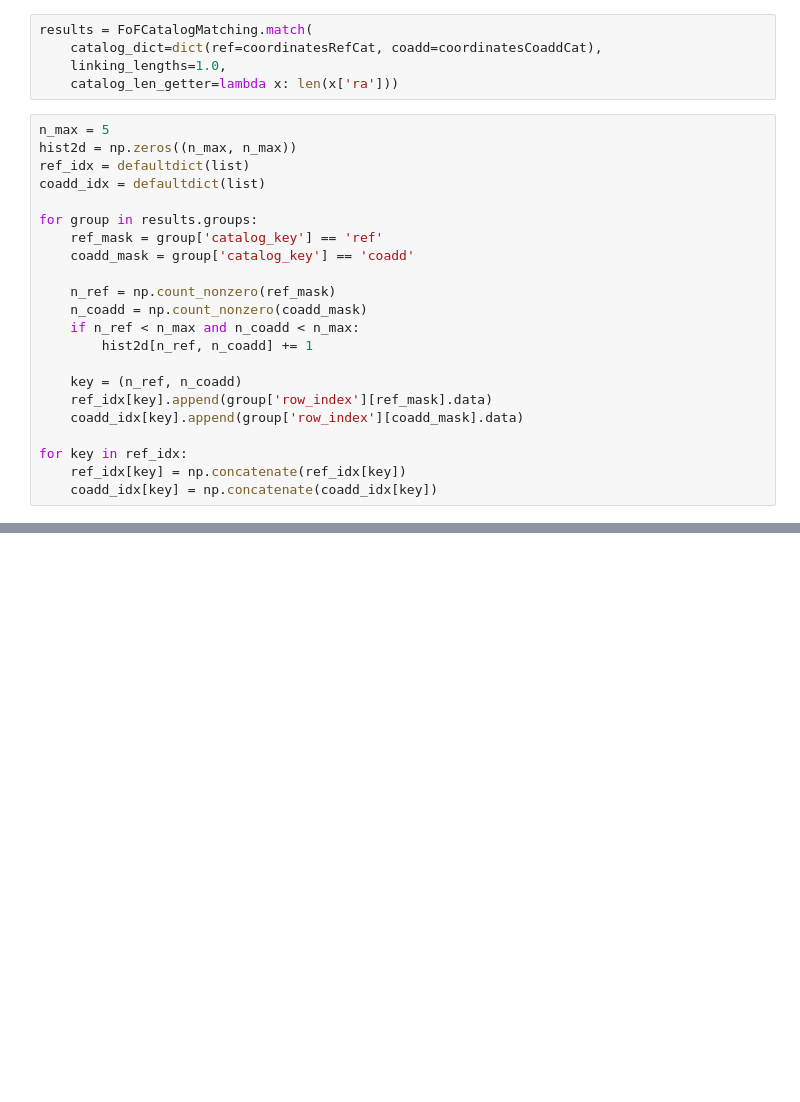
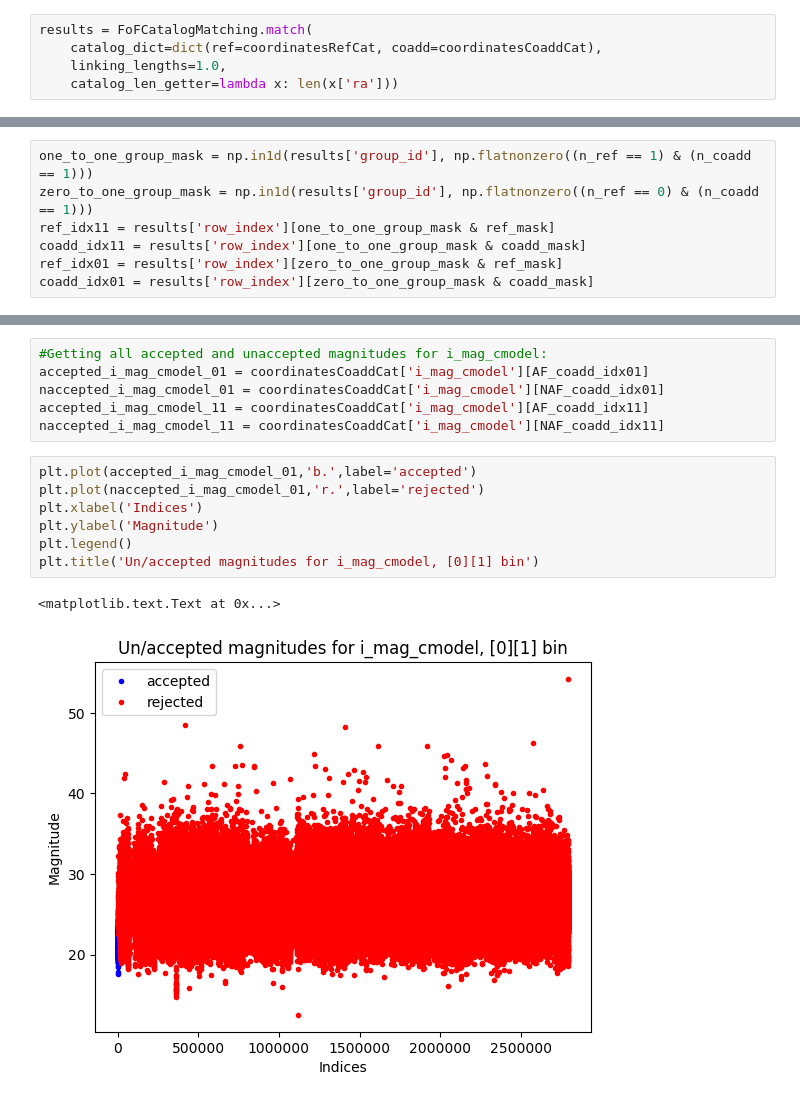
Before and after one commit to LSSTDESC/DC2-production, a Jupyter notebook: Notebooks/FoFPlotResults.ipynb, the cells around one changed output, grey strips where cells are left out. Drawn from its saved outputs; the diff is of its cells as text; blank space fills up the shorter version.

Commit message:
Updated Results Notebook

```diff
--- a/Notebooks/FoFPlotResults.ipynb
+++ b/Notebooks/FoFPlotResults.ipynb
@@ -128,25 +161,3 @@ results = FoFCatalogMatching.match(
     catalog_dict=dict(ref=coordinatesRefCat, coadd=coordinatesCoaddCat),
     linking_lengths=1.0,
     catalog_len_getter=lambda x: len(x['ra']))
-# %%
-n_max = 5
-hist2d = np.zeros((n_max, n_max))
-ref_idx = defaultdict(list)
-coadd_idx = defaultdict(list)
-
-for group in results.groups:
-    ref_mask = group['catalog_key'] == 'ref'
-    coadd_mask = group['catalog_key'] == 'coadd'
-
-    n_ref = np.count_nonzero(ref_mask)
-    n_coadd = np.count_nonzero(coadd_mask)
-    if n_ref < n_max and n_coadd < n_max:
-        hist2d[n_ref, n_coadd] += 1
-
-    key = (n_ref, n_coadd)
-    ref_idx[key].append(group['row_index'][ref_mask].data)
-    coadd_idx[key].append(group['row_index'][coadd_mask].data)
-
-for key in ref_idx:
-    ref_idx[key] = np.concatenate(ref_idx[key])
-    coadd_idx[key] = np.concatenate(coadd_idx[key])
@@ -539,0 +215,7 @@ plt.title("G for the (0,1) bin")
+# %%
+one_to_one_group_mask = np.in1d(results['group_id'], np.flatnonzero((n_ref == 1) & (n_coadd == 1)))
+zero_to_one_group_mask = np.in1d(results['group_id'], np.flatnonzero((n_ref == 0) & (n_coadd == 1)))
+ref_idx11 = results['row_index'][one_to_one_group_mask & ref_mask]
+coadd_idx11 = results['row_index'][one_to_one_group_mask & coadd_mask]
+ref_idx01 = results['row_index'][zero_to_one_group_mask & ref_mask]
+coadd_idx01 = results['row_index'][zero_to_one_group_mask & coadd_mask]
@@ -539,0 +344,16 @@ plt.title("G for the (0,1) bin")
+# %%
+#Getting all accepted and unaccepted magnitudes for i_mag_cmodel:
+accepted_i_mag_cmodel_01 = coordinatesCoaddCat['i_mag_cmodel'][AF_coadd_idx01]
+naccepted_i_mag_cmodel_01 = coordinatesCoaddCat['i_mag_cmodel'][NAF_coadd_idx01]
+accepted_i_mag_cmodel_11 = coordinatesCoaddCat['i_mag_cmodel'][AF_coadd_idx11]
+naccepted_i_mag_cmodel_11 = coordinatesCoaddCat['i_mag_cmodel'][NAF_coadd_idx11]
+# %%
+plt.plot(accepted_i_mag_cmodel_01,'b.',label='accepted')
+plt.plot(naccepted_i_mag_cmodel_01,'r.',label='rejected')
+plt.xlabel('Indices')
+plt.ylabel('Magnitude')
+plt.legend()
+plt.title('Un/accepted magnitudes for i_mag_cmodel, [0][1] bin')
+# %% [output]
+<matplotlib.text.Text at 0x...>
+[figure, added]
```
Also changed, not shown: parts of 49 cells of this notebook.
